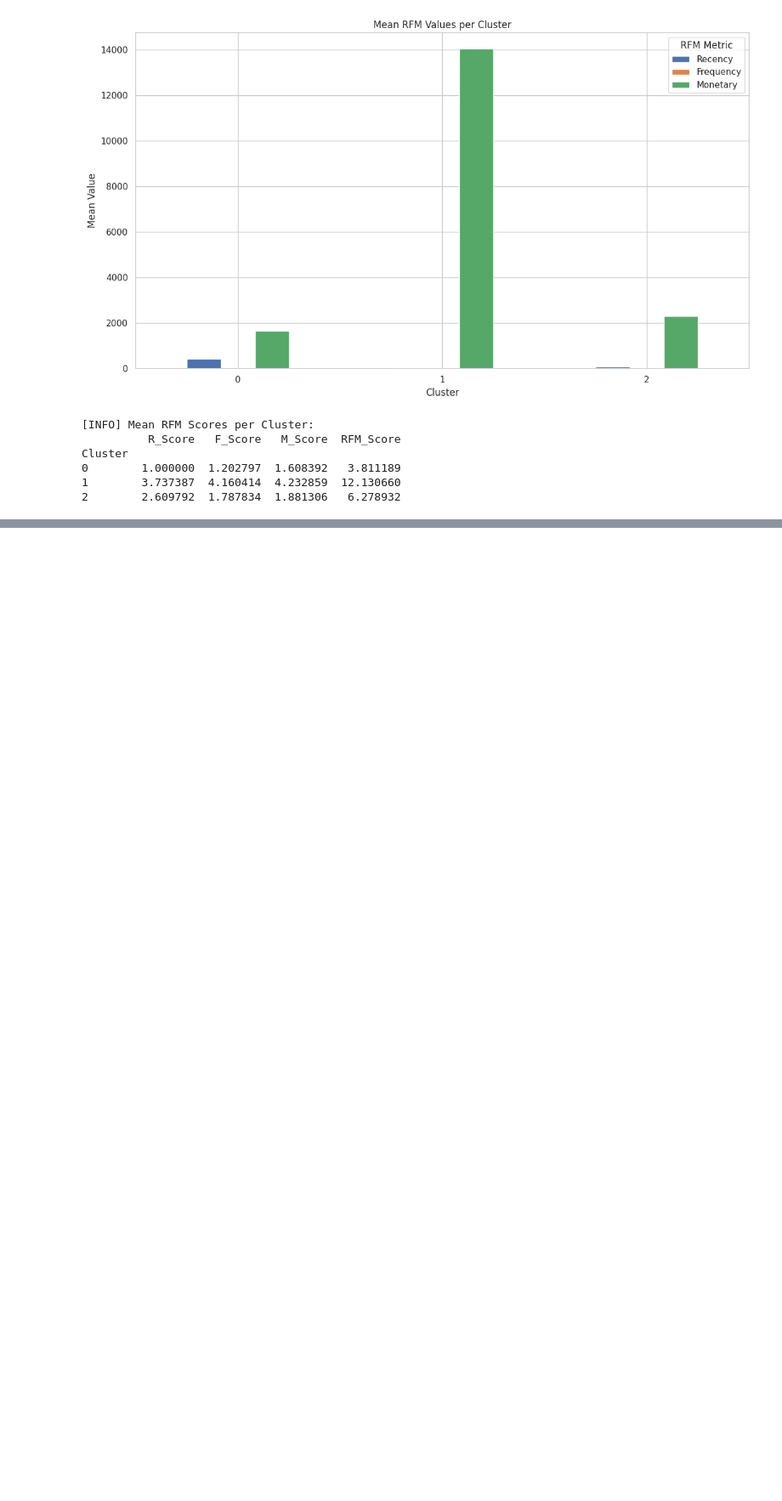
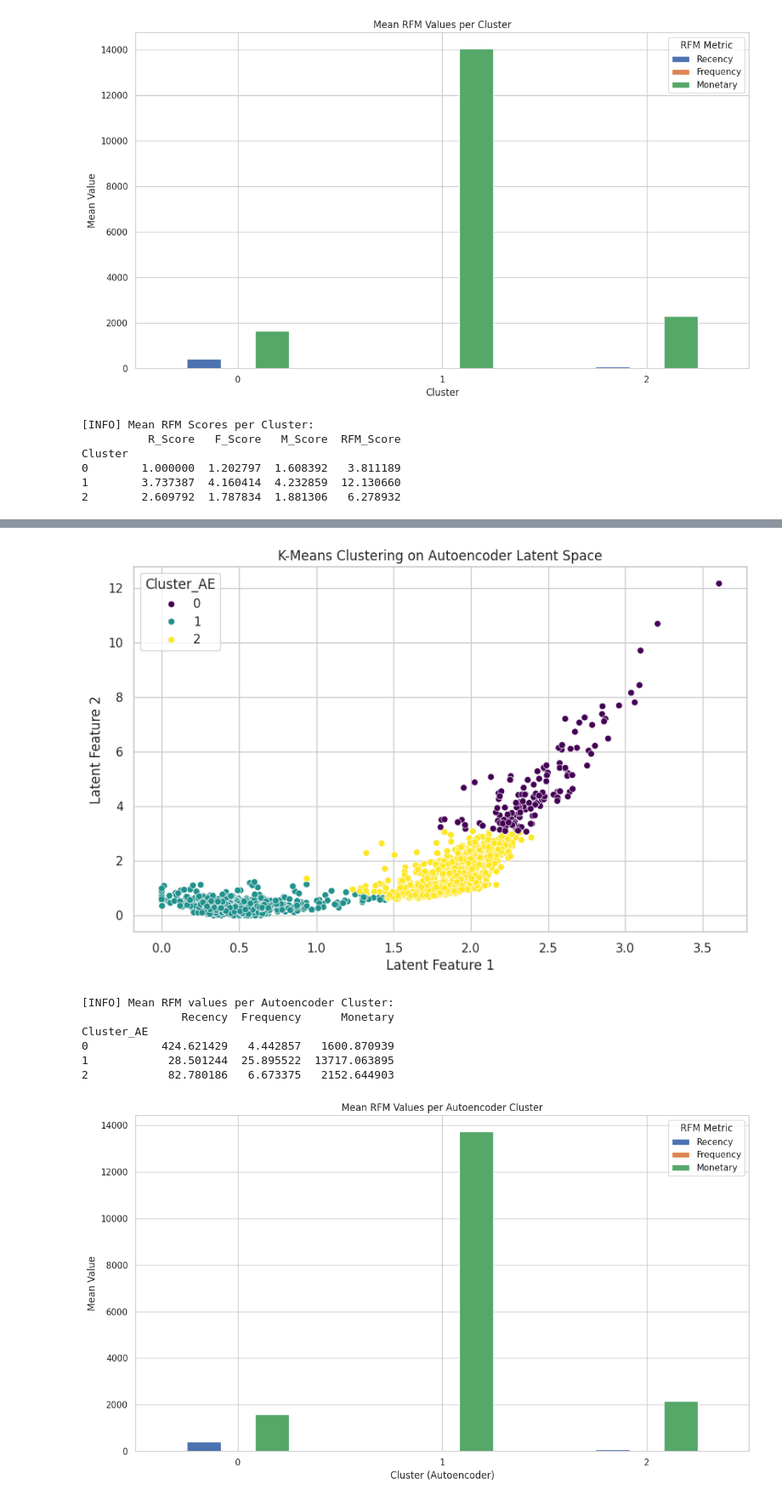
Before and after one commit to hanif-dev/ds-ml-projects, a Jupyter notebook: smart_retail_engine/notebooks/smart_retail_engine.ipynb, the cells around one changed output, grey strips where cells are left out. Shown at 85% size. Saved outputs shown, nothing was run; the diff lists cells and outputs as text; code cells hidden in the pictures; blank space fills up the shorter version.

```diff
--- a/smart_retail_engine/notebooks/smart_retail_engine.ipynb
+++ b/smart_retail_engine/notebooks/smart_retail_engine.ipynb
@@ -1012,0 +1142,12 @@ Cluster
+# %%
+# --- 4. Clustering on the Latent Space ---
+# Determine the number of clusters (e.g., 3, or based on Elbow Method applied to X_latent)
+# You might want to re-run the Elbow method here on X_latent if you want to find the optimal clusters for these new features.
+n_clusters_autoencoder = 3 # Adjust this if you perform Elbow Method again on X_latent
+
+# Train K-Means on the learned latent space features
+kmeans_latent = KMeans(n_clusters=n_clusters_autoencoder, random_state=42, n_init=10)
+rfm_df['Cluster_AE'] = kmeans_latent.fit_predict(X_latent)
+
+print("\n[INFO] RFM DataFrame with Autoencoder K-Means Clusters:")
+print(rfm_df.head())
@@ -1012,0 +1169,35 @@ Cluster
+# %%
+# --- 5. Cluster Visualization and Analysis for Autoencoder Clusters ---
+# If latent_dim = 2, it can be visualized directly
+if latent_dim == 2:
+    plt.figure(figsize=(10, 6))
+    sns.scatterplot(x=X_latent[:, 0], y=X_latent[:, 1], hue=rfm_df['Cluster_AE'], palette='viridis')
+    plt.title('K-Means Clustering on Autoencoder Latent Space')
+    plt.xlabel('Latent Feature 1')
+    plt.ylabel('Latent Feature 2')
+    plt.show()
+
+# Analyze mean RFM values per cluster (crucial for interpretation)
+print("\n[INFO] Mean RFM values per Autoencoder Cluster:")
+# Use the original RFM features to profile the clusters in interpretable metrics
+cluster_profiles_ae = rfm_df.groupby('Cluster_AE')[rfm_features].mean()
+print(cluster_profiles_ae)
+
+# Visualize Bar Plot for Autoencoder Cluster Profiles
+cluster_profiles_ae.plot(kind='bar', figsize=(12, 7))
+plt.title('Mean RFM Values per Autoencoder Cluster')
+plt.xlabel('Cluster (Autoencoder)')
+plt.ylabel('Mean Value')
+plt.xticks(rotation=0)
+plt.legend(title='RFM Metric')
+plt.tight_layout()
+plt.show()
+# %% [output]
+[figure, added]
+[INFO] Mean RFM values per Autoencoder Cluster:
+               Recency  Frequency      Monetary
+Cluster_AE
+0           424.621429   4.442857   1600.870939
+1            28.501244  25.895522  13717.063895
+2            82.780186   6.673375   2152.644903
+[figure, added]
```
Also changed, not shown: parts of 35 cells of this notebook, 4 other files.
